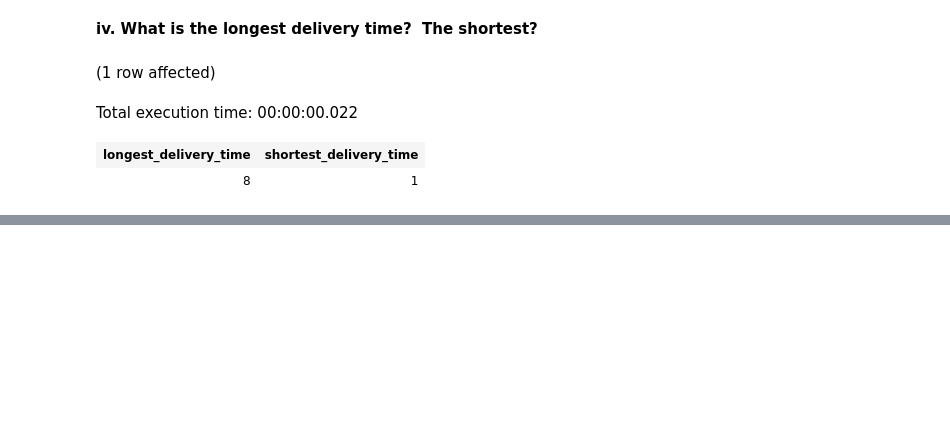
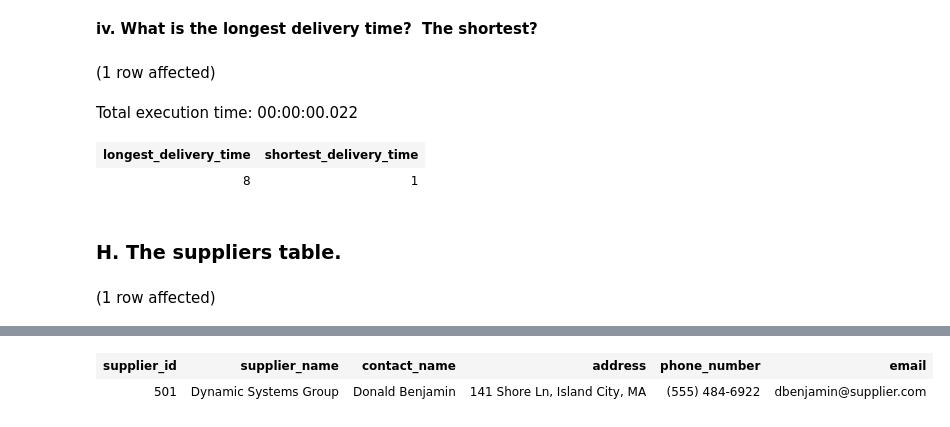
Before and after one commit to bradleytkay/post-launchcode-grad-work, a Jupyter notebook: shopping-part-1-EDA.ipynb, the cells around one changed output, grey strips where cells are left out. Saved outputs shown, nothing was run; the diff lists cells and outputs as text; code cells hidden in the pictures; blank space fills up the shorter version.

```diff
--- a/OnlineShoppingDB.ipynb
+++ b/shopping-part-1-EDA.ipynb
@@ -588,3 +588,10 @@ WHERE shipment_date IS NOT NULL AND delivery_date IS NOT NULL;
 Total execution time: 00:00:00.022
 | longest_delivery_time | shortest_delivery_time |
 | 8 | 1 |
+# %% [markdown]
+### **H. The suppliers table.**
+# %%
+SELECT TOP 1 *
+FROM OnlineShoppingDB.dbo.suppliers
+# %% [output]
+(1 row affected)
@@ -590,0 +599,2 @@ Total execution time: 00:00:00.022
+| supplier_id | supplier_name | contact_name | address | phone_number | email |
+| 501 | Dynamic Systems Group | Donald Benjamin | 141 Shore Ln, Island City, MA | (555) 484-6922 | dbenjamin@supplier.com |
```
Also changed, not shown: parts of 5 cells of this notebook, 9 other files.
